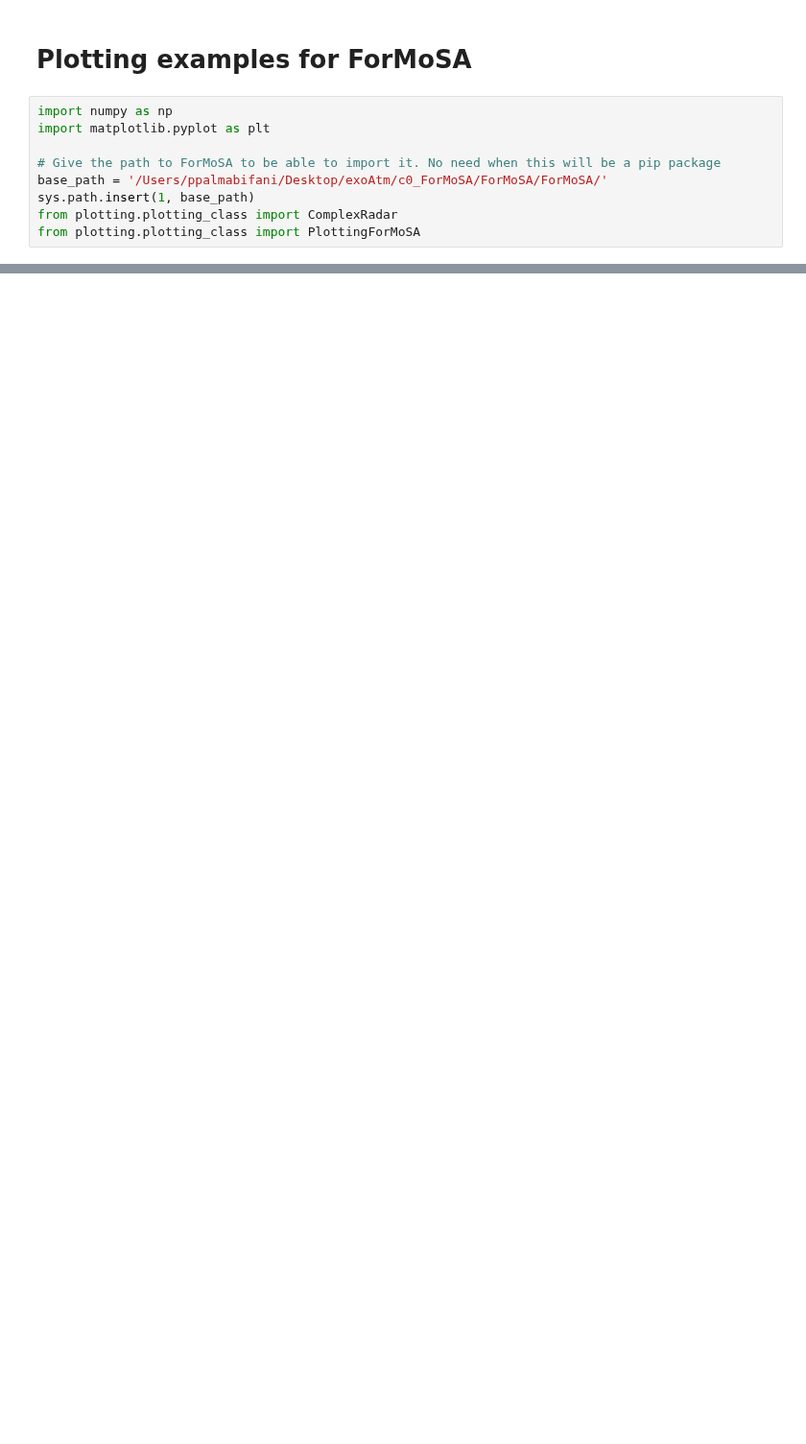
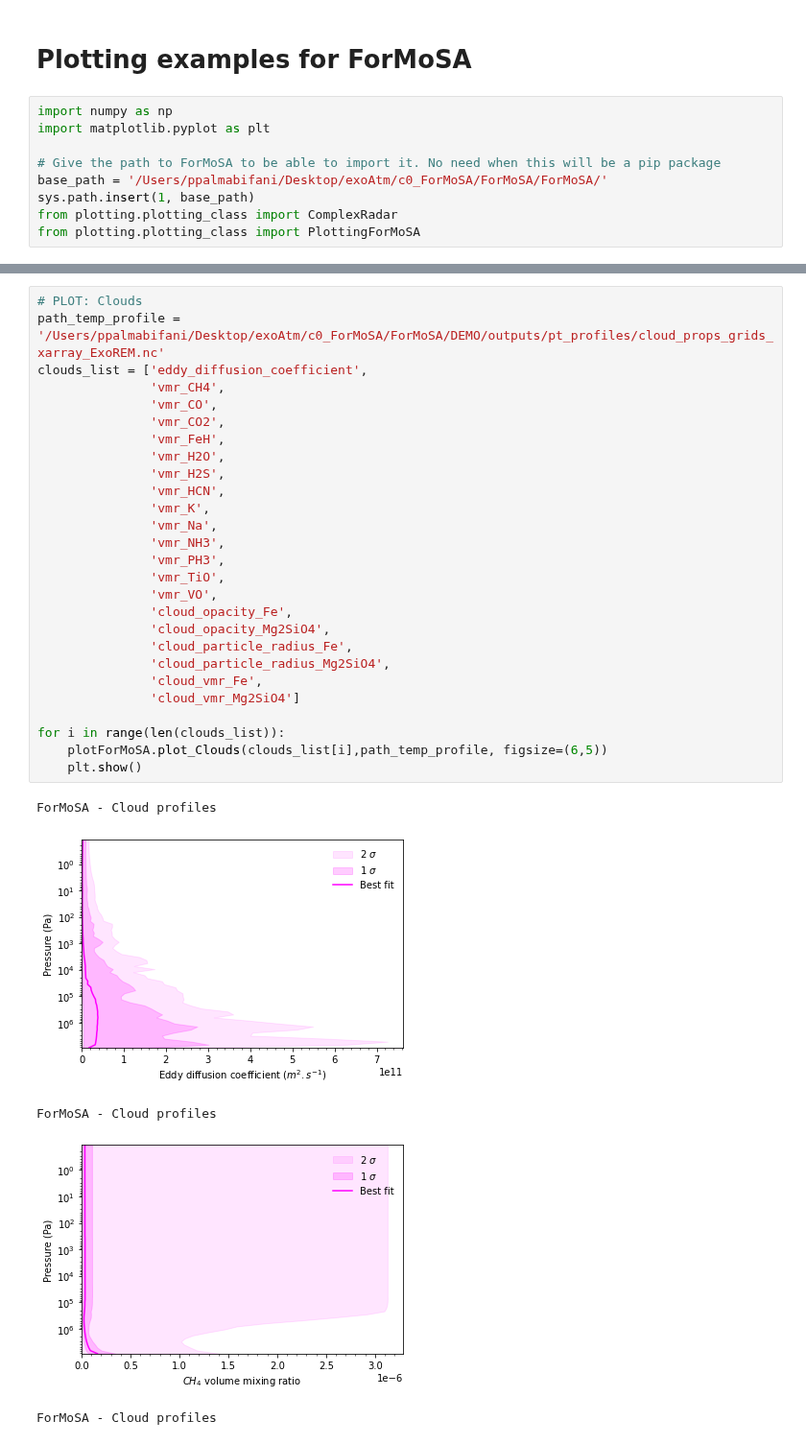
Before and after one commit to exoAtmospheres/ForMoSA, a Jupyter notebook: DEMO/outputs/output_plots.ipynb, the cells around one changed output, grey strips where cells are left out. Shown at 96% size. Drawn from its saved outputs; the diff is of its cells as text; blank space fills up the shorter version.

Commit message:
added clouds

```diff
--- a/DEMO/outputs/output_plots.ipynb
+++ b/DEMO/outputs/output_plots.ipynb
@@ -61,0 +67,33 @@ ForMoSA - Pressure-Temperature profile
+# %%
+# PLOT: Clouds
+path_temp_profile = '/Users/ppalmabifani/Desktop/exoAtm/c0_ForMoSA/ForMoSA/DEMO/outputs/pt_profiles/cloud_props_grids_xarray_ExoREM.nc'
+clouds_list = ['eddy_diffusion_coefficient',
+               'vmr_CH4',
+               'vmr_CO',
+               'vmr_CO2',
+               'vmr_FeH',
+               'vmr_H2O',
+               'vmr_H2S',
+               'vmr_HCN',
+               'vmr_K',
+               'vmr_Na',
+               'vmr_NH3',
+               'vmr_PH3',
+               'vmr_TiO',
+               'vmr_VO',
+               'cloud_opacity_Fe',
+               'cloud_opacity_Mg2SiO4',
+               'cloud_particle_radius_Fe',
+               'cloud_particle_radius_Mg2SiO4',
+               'cloud_vmr_Fe',
+               'cloud_vmr_Mg2SiO4']
+
+for i in range(len(clouds_list)):
+    plotForMoSA.plot_Clouds(clouds_list[i],path_temp_profile, figsize=(6,5))
+    plt.show()
+# %% [output]
+ForMoSA - Cloud profiles
+[figure, added]
+ForMoSA - Cloud profiles
+[figure, added]
+ForMoSA - Cloud profiles
```
Also changed, not shown: parts of 8 cells of this notebook, 1 other file.
